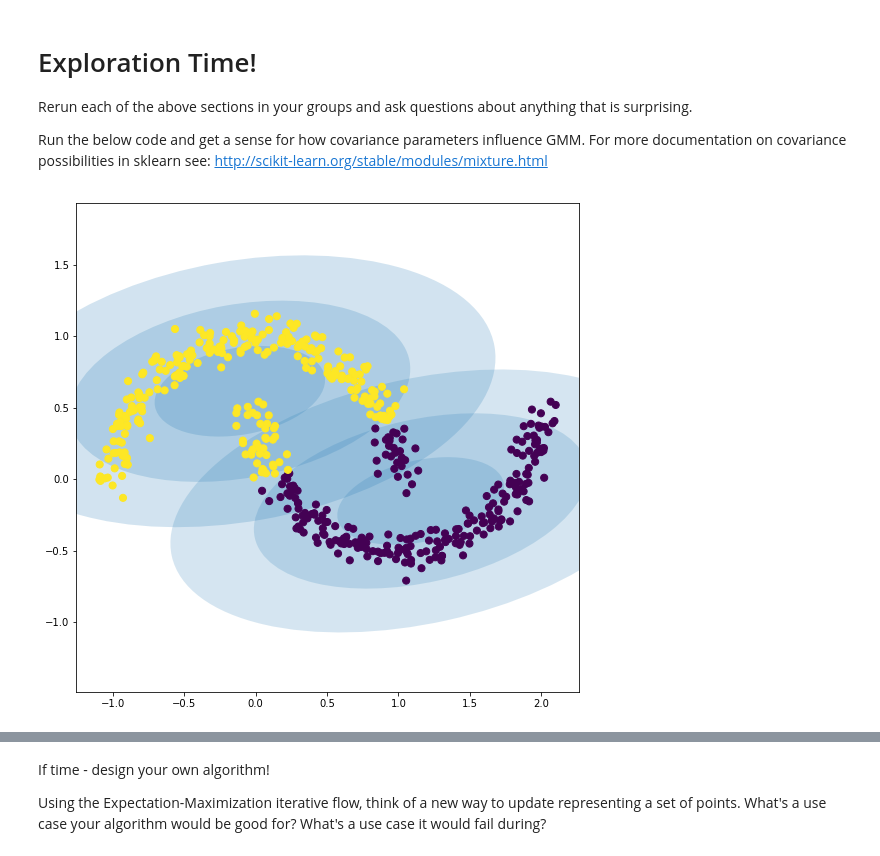
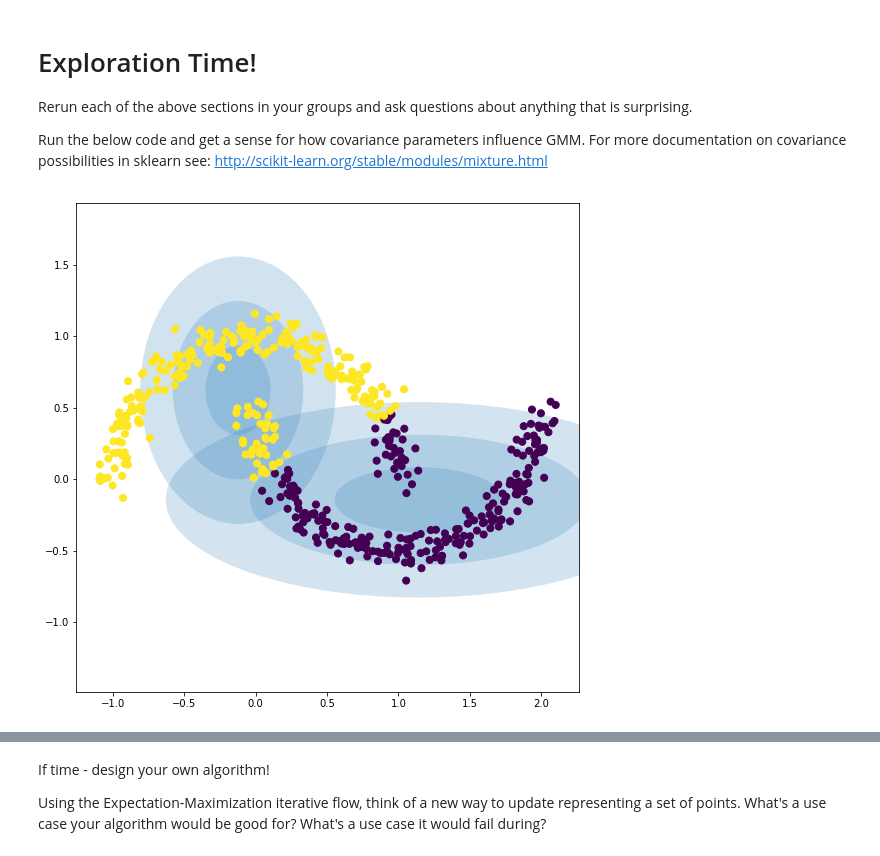
Before and after one commit to redheadjune/207_Applied_ML, a Jupyter notebook: 10_E-M, K-Means, Mixture Models.ipynb, the cells around one changed output, grey strips where cells are left out. Saved outputs shown, nothing was run; the diff lists cells and outputs as text; code cells hidden in the pictures.

```diff
--- a/10_E-M, K-Means, Mixture Models.ipynb
+++ b/10_E-M, K-Means, Mixture Models.ipynb
@@ -752,8 +757,8 @@ Rerun each of the above sections in your groups and ask questions about anything
 Run the below code and get a sense for how covariance parameters influence GMM. For more documentation on covariance possibilities in sklearn see: http://scikit-learn.org/stable/modules/mixture.html
 # %%
 # TODO change covariance_type to full, diag, tied and understand how it changes the behavior of the GMM
-my_gmm = mix.GaussianMixture(n_components=2, covariance_type='full',
+my_gmm = mix.GaussianMixture(n_components=2, covariance_type='tied',
                           random_state=random_state)
 plot_gmm(my_gmm, X_mn)
 # %% [output]
-[figure, old version]
+[figure, new version]
```
Also changed, not shown: parts of 4 cells of this notebook, 4 other files.
